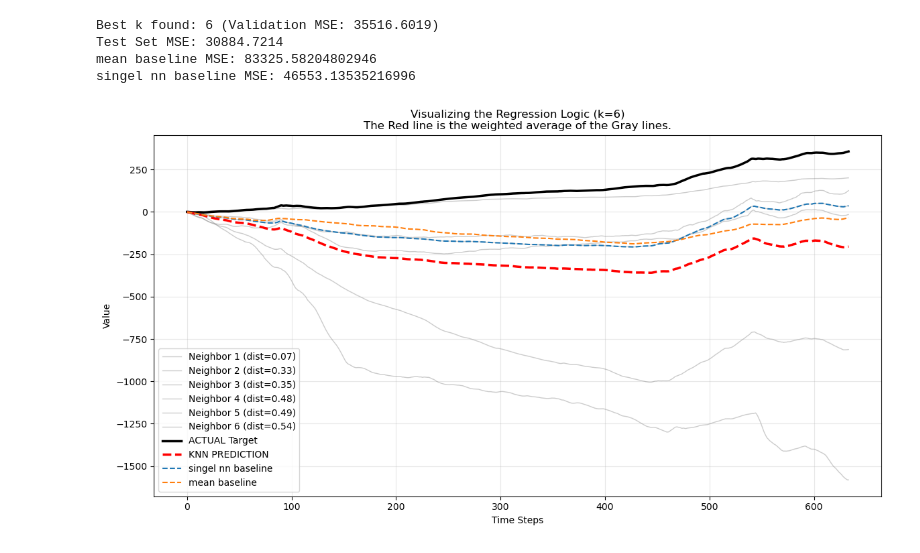
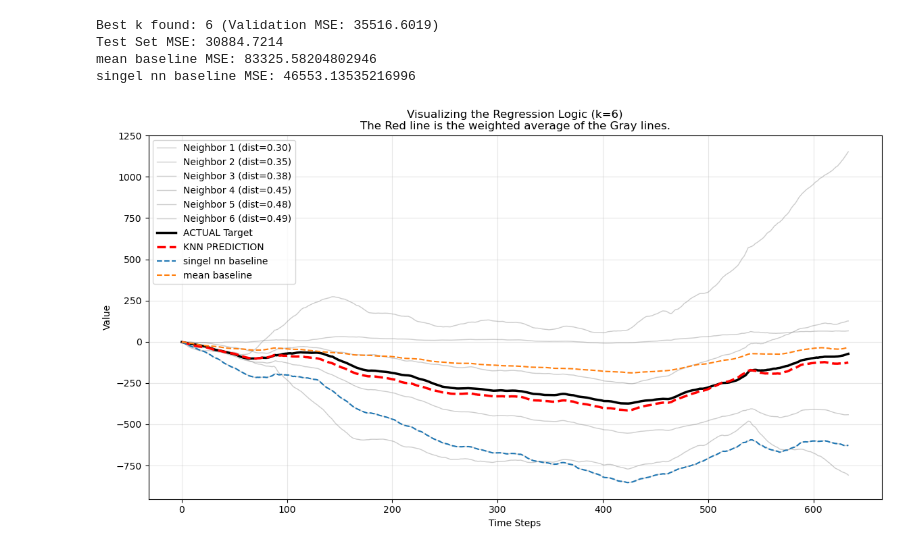
Before and after one commit to DanielSchipfer/Geospatial-Time-Series-Model, a Jupyter notebook: model.ipynb, the cells around one changed output. Saved outputs shown, nothing was run; the diff lists cells and outputs as text; code cells hidden in the pictures.

```diff
--- a/model.ipynb
+++ b/model.ipynb
@@ -268,8 +270,6 @@ def optimize_and_predict_knn(df, input_cols, target_cols, test_size=0.2, val_siz
 
     print(f"Best k found: {best_k} (Validation MSE: {best_mse:.4f})")
 
-
-
     X_final_train = np.vstack((X_train_scaled, X_val_scaled))
     Y_final_train = np.vstack((Y_train, Y_val))
 
@@ -290,7 +290,7 @@ def optimize_and_predict_knn(df, input_cols, target_cols, test_size=0.2, val_siz
     print(f"singel nn baseline MSE: {singel_nn_baseline_mse}")
 
 
-    idx = 22  # We look at the first sample in the test set
+    idx = 3  # We look at a sample in the test set
     # 1. Get the indices and distances of the neighbors used
     distances, neighbor_indices = final_model.kneighbors(X_test_scaled[idx].reshape(1, -1))
 
@@ -309,31 +309,31 @@ def optimize_and_predict_knn(df, input_cols, target_cols, test_size=0.2, val_siz
         dist = dists[i]
         weight_label = f"dist={dist:.2f}"
 
         plt.plot(neighbor_y, color='gray', alpha=0.4, linewidth=1,
                  label=f'Neighbor {i+1} ({weight_label})')
 
     # 3. Plot Actual vs Prediction
     plt.plot(Y_test[idx], label='ACTUAL Target', color='black', linewidth=2.5)
     plt.plot(test_preds[idx], label=f'KNN PREDICTION', color='red', linestyle='--', linewidth=2.5)
     plt.plot(singel_nn_baseline_preds[idx],label='singel nn baseline',linestyle='--')
     plt.plot(mean_baseline,label='mean baseline',linestyle='--')
 
     plt.title(f"Visualizing the Regression Logic (k={best_k})\n"
               f"The Red line is the weighted average of the Gray lines.")
     plt.xlabel("Time Steps")
     plt.ylabel("Value")
     plt.legend(loc='best')
     plt.grid(True, alpha=0.3)
     plt.show()
 
     return final_model, scaler, best_k, test_preds, Y_test
 
 input_columns = ['Latitude (N)', 'Longitude (E)', 'elevation_meters']
 target_columns = [c for c in df_combined.columns if c not in input_columns]
 model, scaler, k, preds, actuals = optimize_and_predict_knn(df_combined, input_columns, target_columns)
 # %% [output]
 Best k found: 6 (Validation MSE: 35516.6019)
 Test Set MSE: 30884.7214
 mean baseline MSE: 83325.58204802946
 singel nn baseline MSE: 46553.13535216996
-[figure, old version]
+[figure, new version]
```
Also changed, not shown: parts of 13 cells of this notebook, 1 other file.
